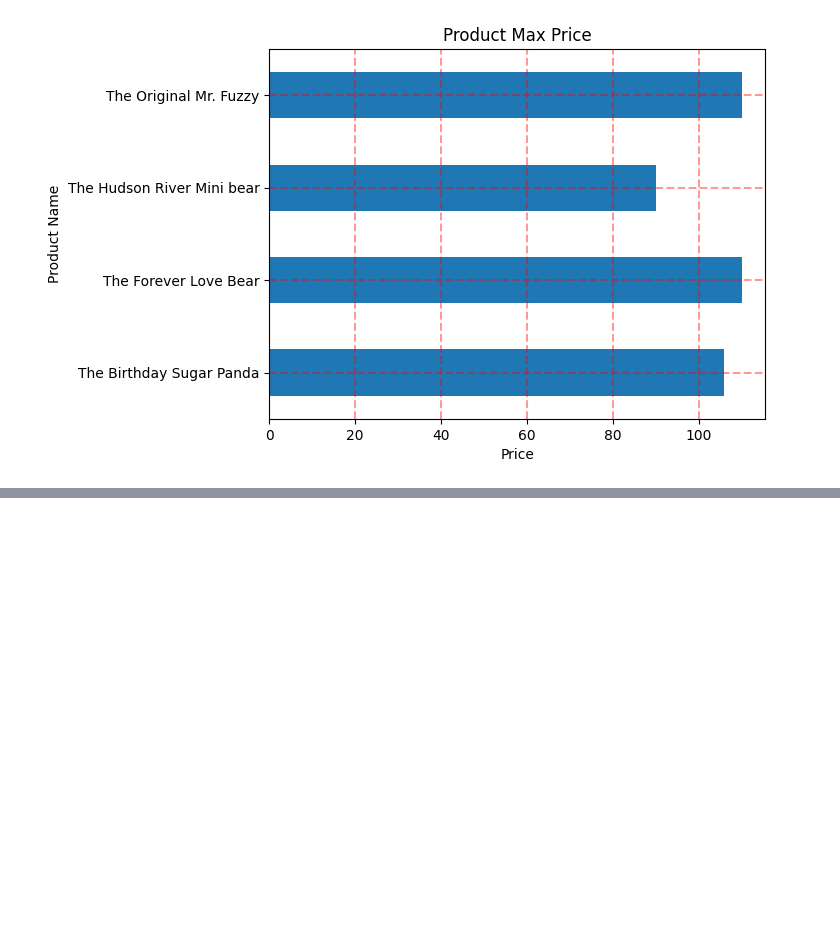
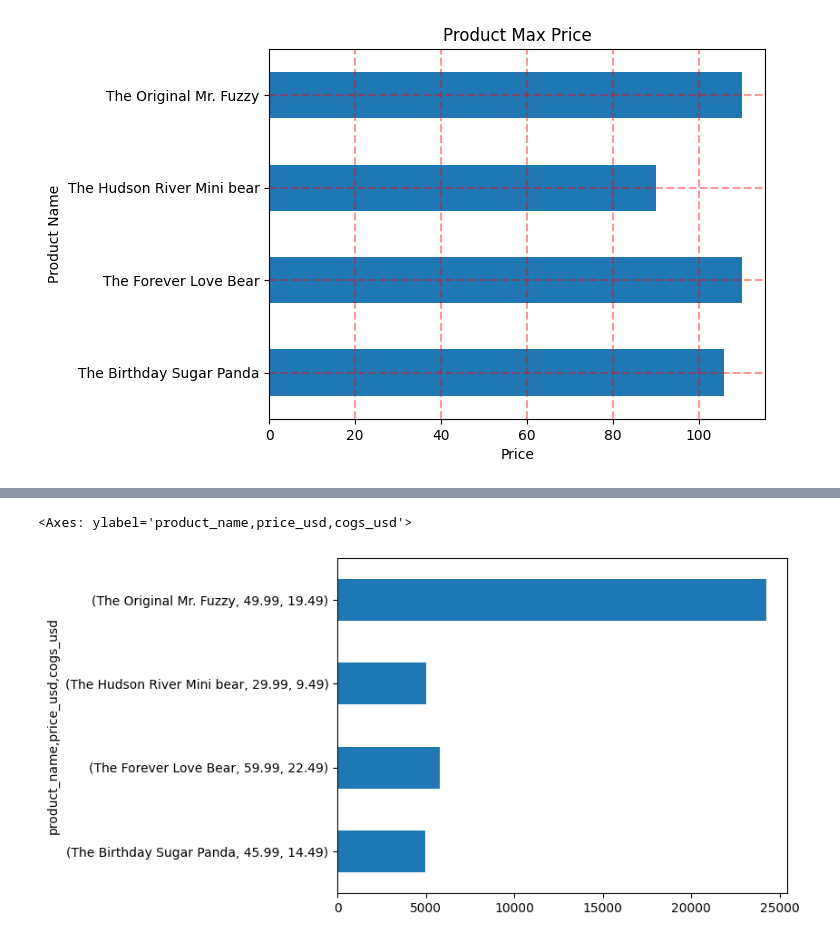
Before and after one commit to krasigarev/Python-Connection-With-SQL-Server, a Jupyter notebook: data_analysis_1.ipynb, the cells around one changed output, grey strips where cells are left out. Cells and saved outputs as stored; diff of their text form; code cells hidden in the pictures; blank space fills up the shorter version.

```diff
--- a/data_analysis_1.ipynb
+++ b/data_analysis_1.ipynb
@@ -157,0 +178,3 @@ plt.grid(color='red', alpha=0.4, ls=':', lw=1.5)
+# %%
+mergedf = pd.merge(df, df1, on='product_id', how='left')
+mergedf
@@ -157,0 +195,5 @@ plt.grid(color='red', alpha=0.4, ls=':', lw=1.5)
+# %%
+mergedf.groupby('product_name')[['price_usd', 'cogs_usd']].value_counts().plot(kind='barh')
+# %% [output]
+<Axes: ylabel='product_name,price_usd,cogs_usd'>
+[figure, added]
```
Also changed, not shown: parts of 7 cells of this notebook.
